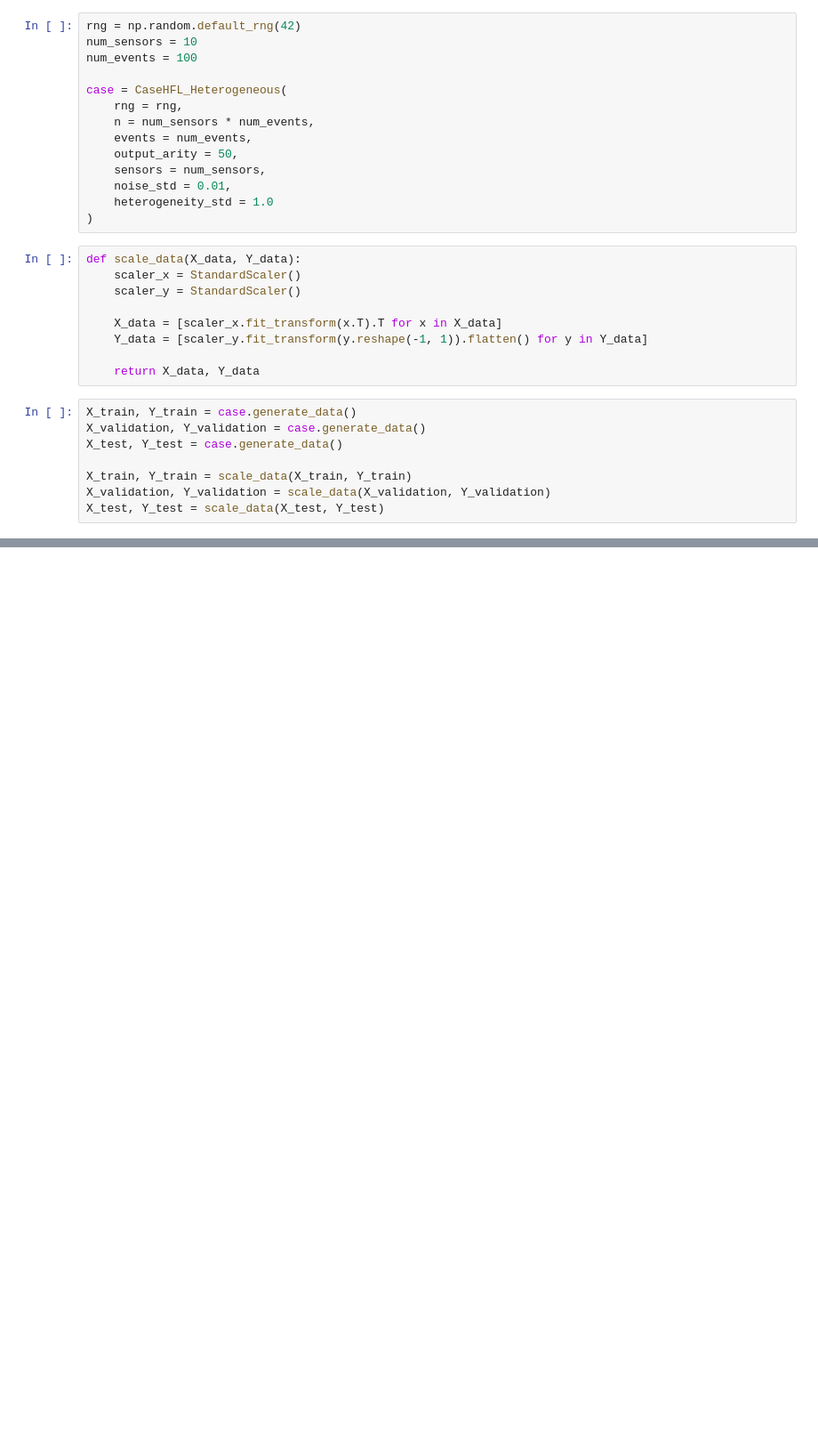
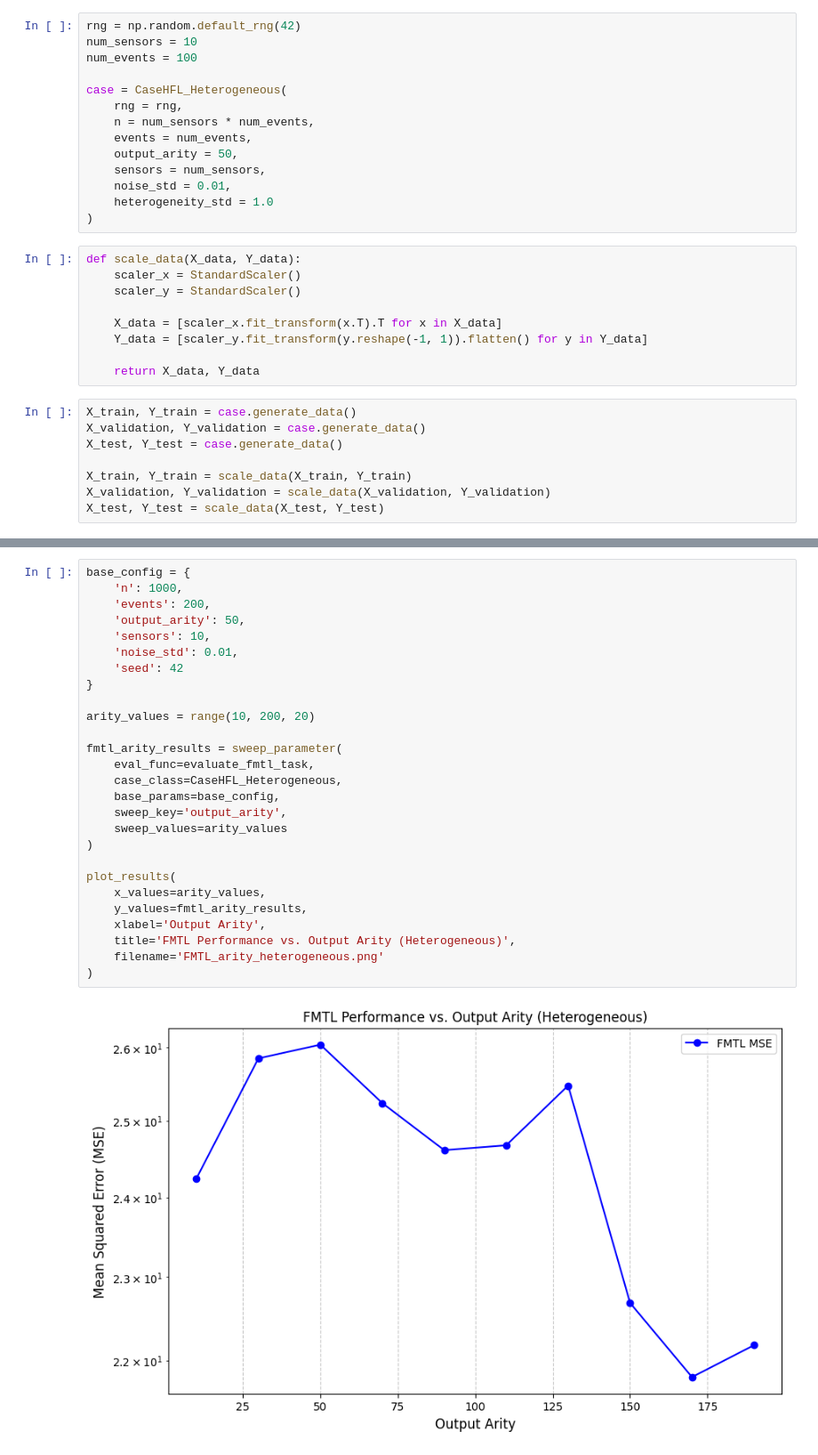
Before and after one commit to RitenkumarPatel/CS-536-Final-Project, a Jupyter notebook: FMTL.ipynb, the cells around one changed output, grey strips where cells are left out. Shown at 89% size. Cells and saved outputs as stored; diff of their text form; blank space fills up the shorter version.

```diff
--- a/FMTL.ipynb
+++ b/FMTL.ipynb
@@ -282,0 +319,29 @@ plot_FMTL_versus_dataset_size(range(100, 600, 40),
+# %%
+base_config = {
+    'n': 1000,
+    'events': 200,
+    'output_arity': 50,
+    'sensors': 10,
+    'noise_std': 0.01,
+    'seed': 42
+}
+
+arity_values = range(10, 200, 20)
+
+fmtl_arity_results = sweep_parameter(
+    eval_func=evaluate_fmtl_task,
+    case_class=CaseHFL_Heterogeneous,
+    base_params=base_config,
+    sweep_key='output_arity',
+    sweep_values=arity_values
+)
+
+plot_results(
+    x_values=arity_values,
+    y_values=fmtl_arity_results,
+    xlabel='Output Arity',
+    title='FMTL Performance vs. Output Arity (Heterogeneous)',
+    filename='FMTL_arity_heterogeneous.png'
+)
+# %% [output]
+[figure, added]
```
Also changed, not shown: parts of 13 cells of this notebook, 7 other files.
